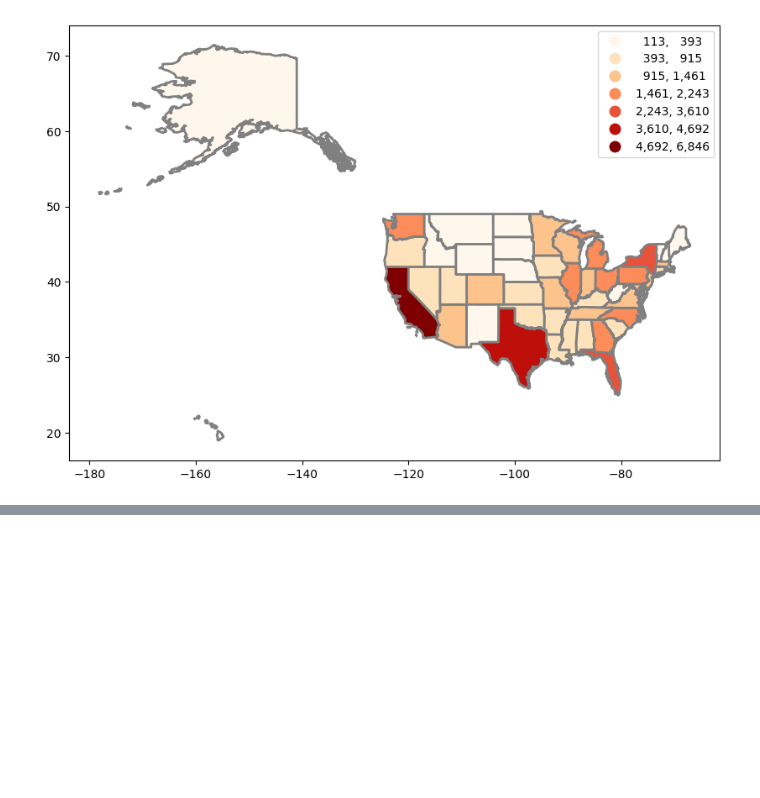
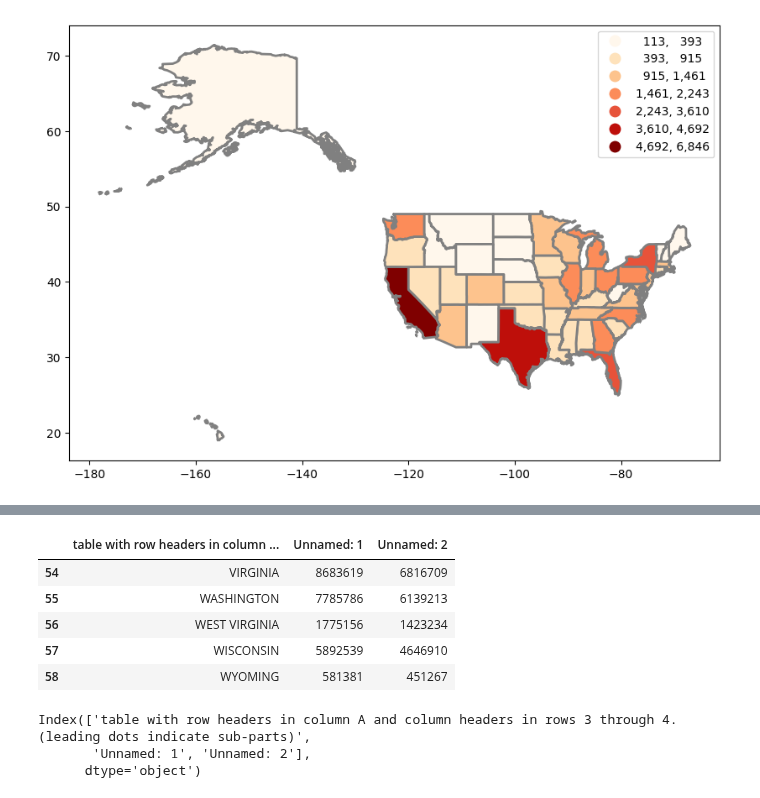
Before and after one commit to gauravshetty98/Analyzing-Statewise-Substance-Abuse-And-Its-Correalation, a Jupyter notebook: map_ps0.ipynb, the cells around one changed output, grey strips where cells are left out. Saved outputs shown, nothing was run; the diff lists cells and outputs as text; code cells hidden in the pictures; blank space fills up the shorter version.

```diff
--- a/map_ps0.ipynb
+++ b/map_ps0.ipynb
@@ -307,0 +358,15 @@ Maybe there can be a corelation between both, we cant say for sure until all oth
+# %%
+population.tail(5)
+# %% [output]
+|  | table with row headers in column ... | Unnamed: 1 | Unnamed: 2 |
+| 54 | VIRGINIA | 8683619 | 6816709 |
+| 55 | WASHINGTON | 7785786 | 6139213 |
+| 56 | WEST VIRGINIA | 1775156 | 1423234 |
+| 57 | WISCONSIN | 5892539 | 4646910 |
+| 58 | WYOMING | 581381 | 451267 |
+# %%
+population.columns
+# %% [output]
+Index(['table with row headers in column A and column headers in rows 3 through 4. (leading dots indicate sub-parts)',
+       'Unnamed: 1', 'Unnamed: 2'],
+      dtype='object')
```
Also changed, not shown: parts of 9 cells of this notebook.
